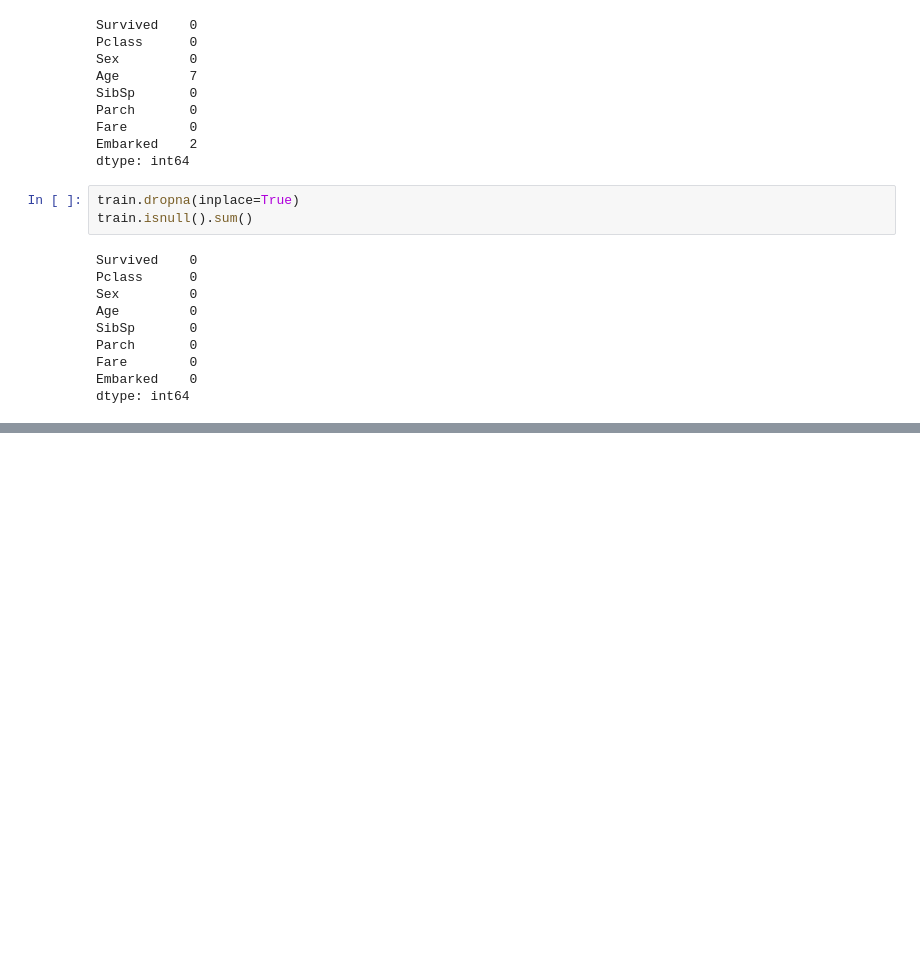
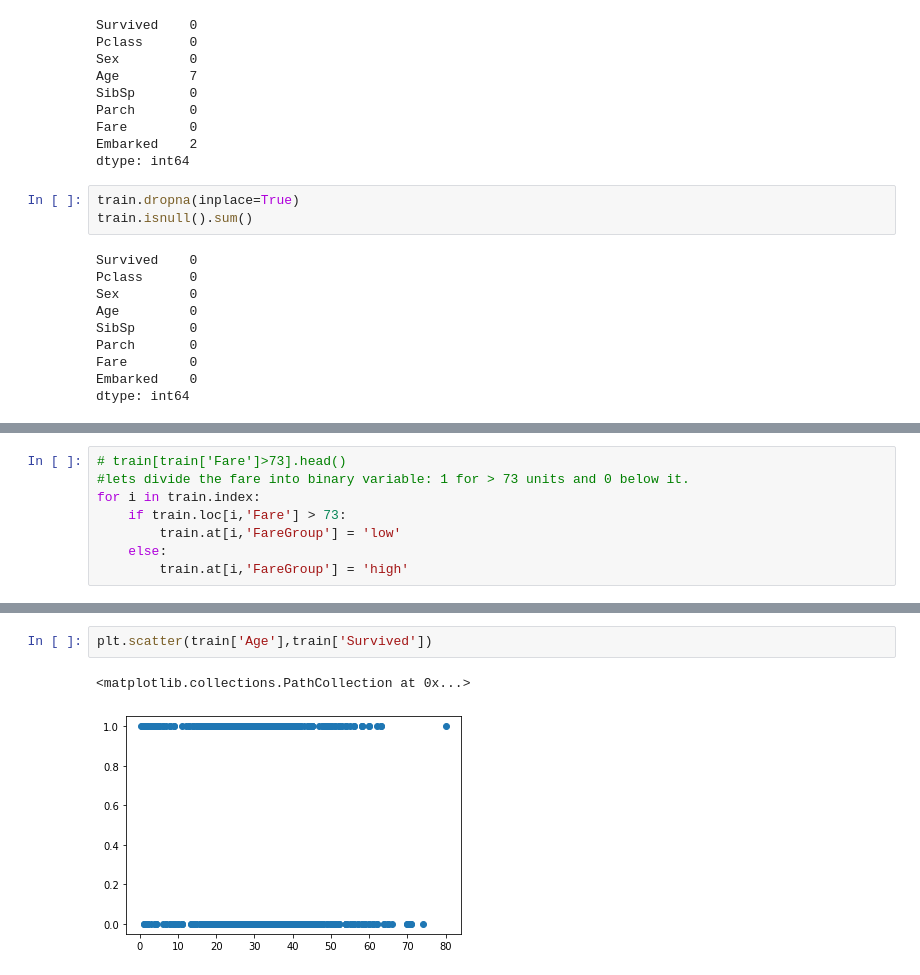
Before and after one commit to jain651/kaggleProjects, a Jupyter notebook: titanic-competition.ipynb, the cells around one changed output, grey strips where cells are left out. Saved outputs shown, nothing was run; the diff lists cells and outputs as text; blank space fills up the shorter version.

```diff
--- a/titanic-competition.ipynb
+++ b/titanic-competition.ipynb
@@ -160,0 +178,8 @@ train.head()
+# %%
+# train[train['Fare']>73].head()
+#lets divide the fare into binary variable: 1 for > 73 units and 0 below it.
+for i in train.index:
+    if train.loc[i,'Fare'] > 73:
+        train.at[i,'FareGroup'] = 'low'
+    else:
+        train.at[i,'FareGroup'] = 'high'
@@ -160,0 +193,5 @@ train.head()
+# %%
+plt.scatter(train['Age'],train['Survived'])
+# %% [output]
+<matplotlib.collections.PathCollection at 0x...>
+[figure, added]
```
Also changed, not shown: parts of 10 cells of this notebook.
